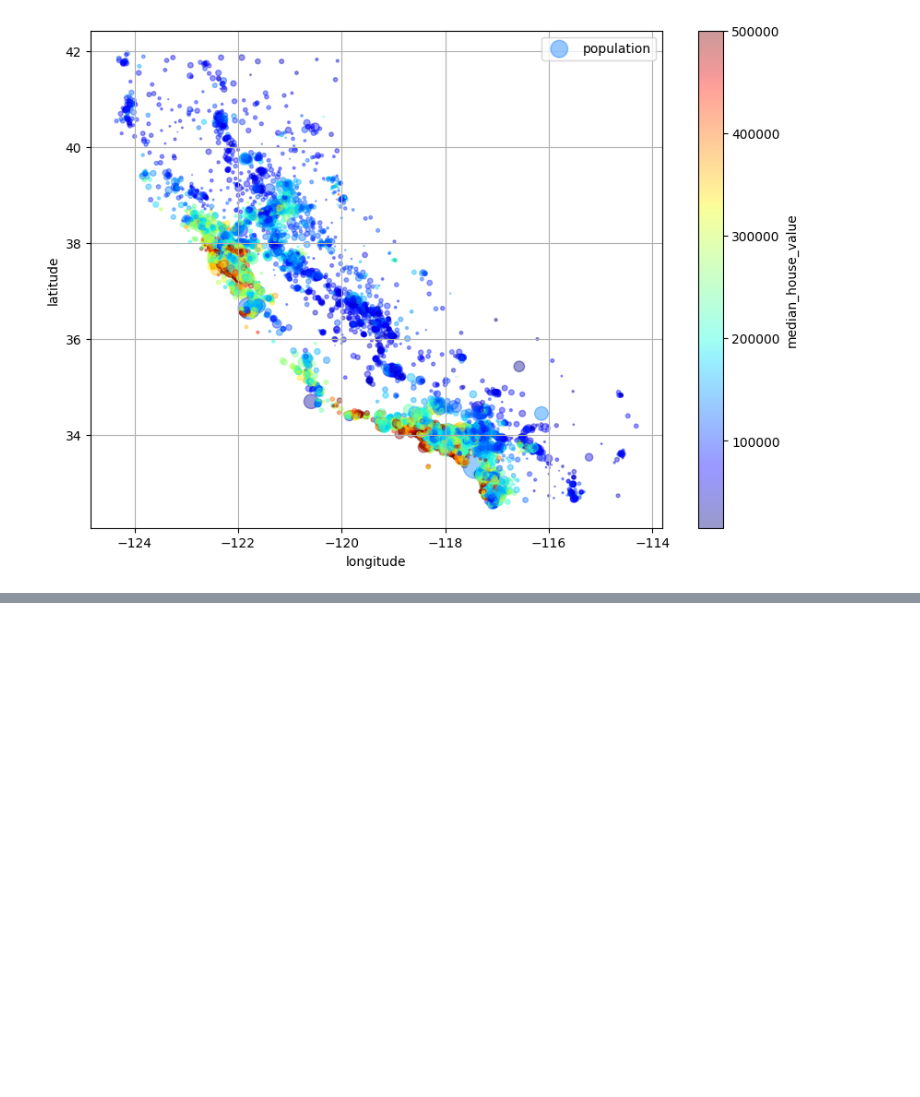
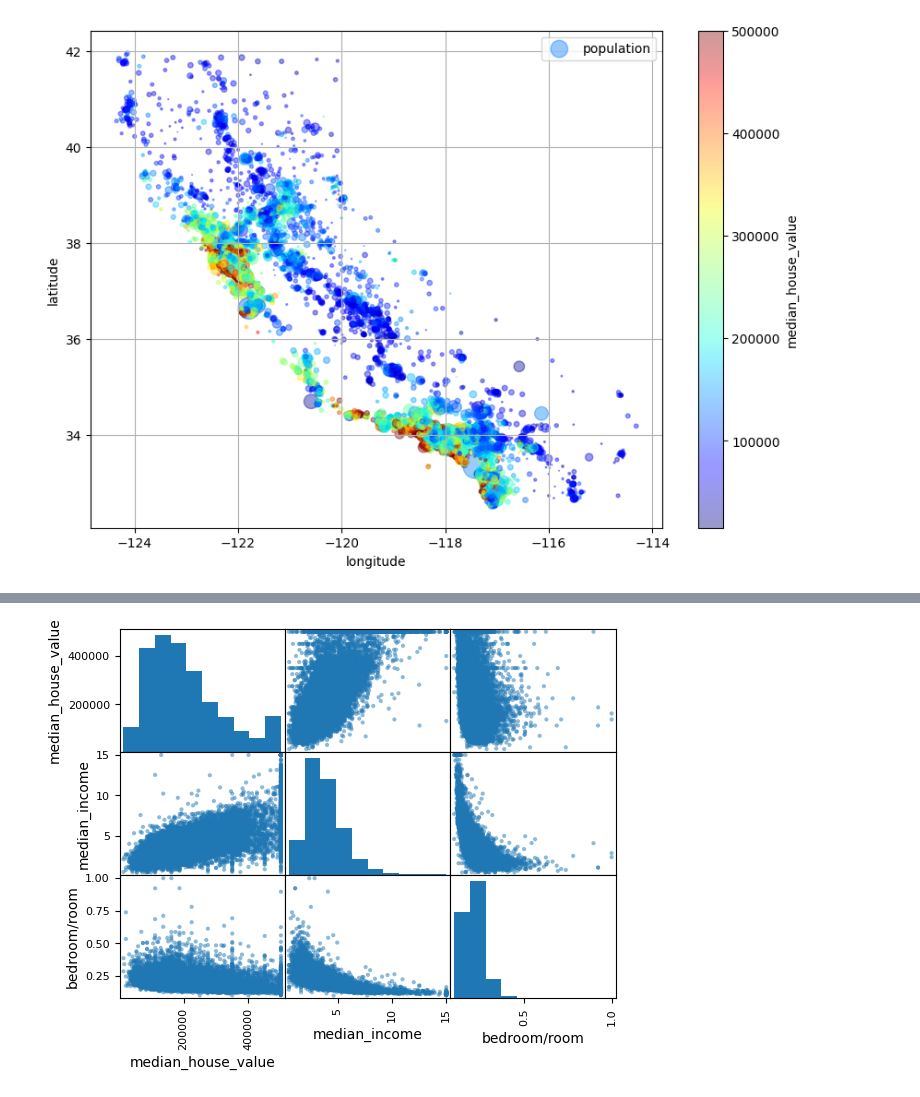
Before and after one commit to sike990/HandsOn-ML, a Jupyter notebook: HandsOnML.ipynb, the cells around one changed output, grey strips where cells are left out. Cells and saved outputs as stored; diff of their text form; code cells hidden in the pictures; blank space fills up the shorter version.

```diff
--- a/HandsOnML.ipynb
+++ b/HandsOnML.ipynb
@@ -224,0 +253,4 @@ plt.show()
+# %%
+data2["rooms/household"] = data2["total_rooms"]/data2["households"]
+# %%
+data2["bedroom/room"] = data2["total_bedrooms"]/data2["total_rooms"]
@@ -224,0 +261,2 @@ plt.show()
+# %%
+data2["people/household"] = data2["population"]/data2["households"]
@@ -224,0 +279,7 @@ plt.show()
+# %%
+attributes = ["median_house_value" , "median_income" , "bedroom/room"]
+# %%
+scatter_matrix(data2[attributes])
+plt.show()
+# %% [output]
+[figure, added]
```
Also changed, not shown: parts of 33 cells of this notebook.
